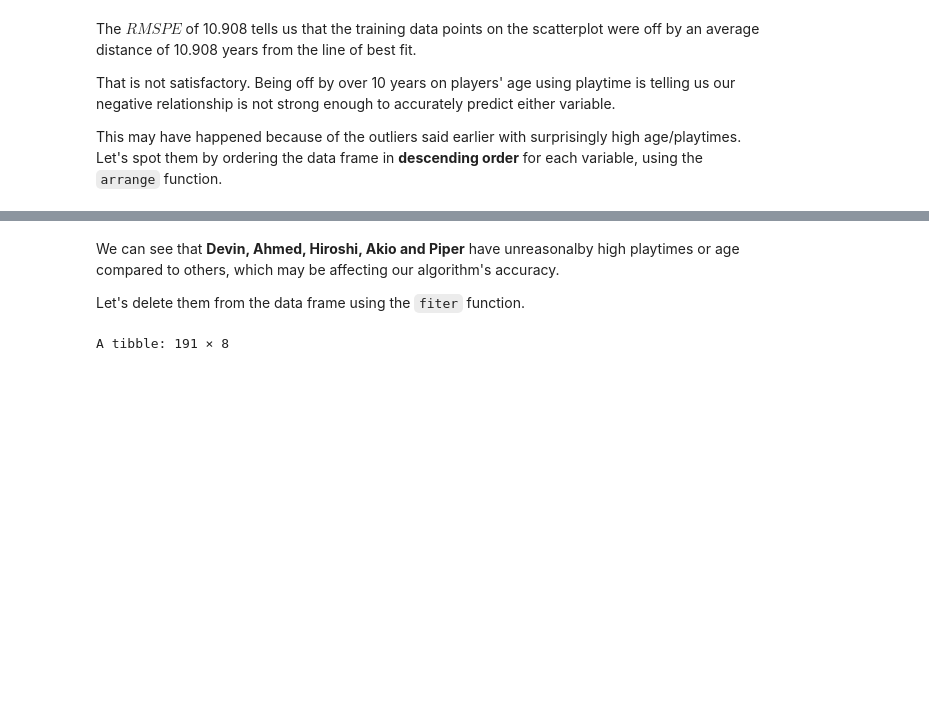
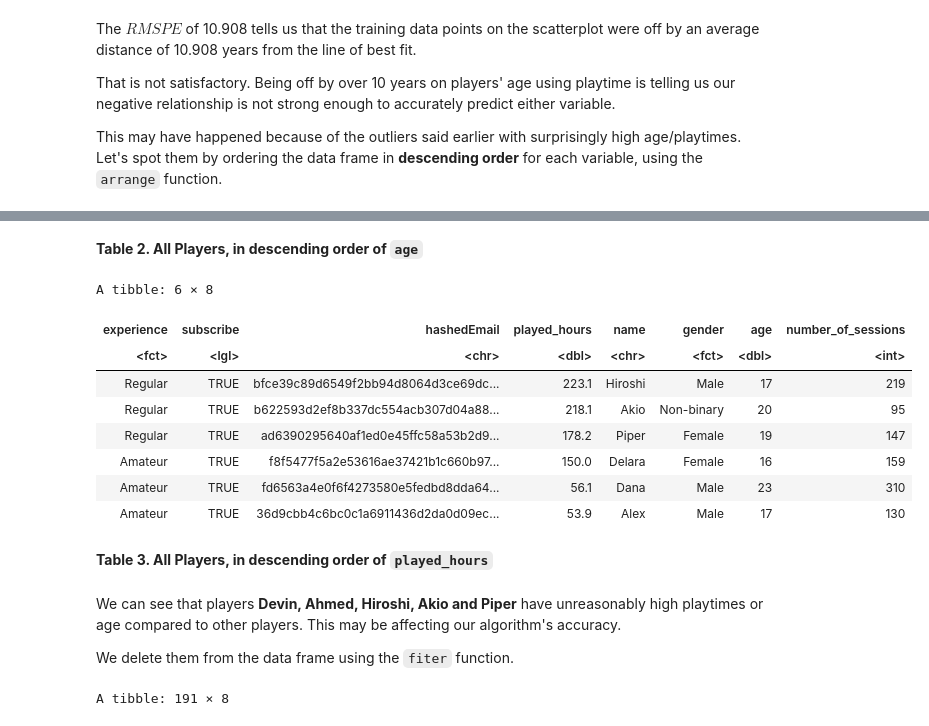
Before and after one commit to Kavisha1141/dsci100_final_project, a Jupyter notebook: project_final_report.ipynb, the cells around one changed output, grey strips where cells are left out. Saved outputs shown, nothing was run; the diff lists cells and outputs as text; code cells hidden in the pictures; blank space fills up the shorter version.

Commit message:
Added labels, other methods changes

```diff
--- a/project_final_report.ipynb
+++ b/project_final_report.ipynb
@@ -288,7 +264,24 @@ A tibble: 196 × 8
+# %% [markdown]
+**Table 2. All Players, in descending order of `age`**
+# %%
+data_playtime_desc <- arrange(data, desc(played_hours))
+head(data_playtime_desc)
+# %% [output]
+A tibble: 6 × 8
+| experience | subscribe | hashedEmail | played_hours | name | gender | age | number_of_sessions |
+| <fct> | <lgl> | <chr> | <dbl> | <chr> | <fct> | <dbl> | <int> |
+| Regular | TRUE | bfce39c89d6549f2bb94d8064d3ce69dc... | 223.1 | Hiroshi | Male | 17 | 219 |
+| Regular | TRUE | b622593d2ef8b337dc554acb307d04a88... | 218.1 | Akio | Non-binary | 20 | 95 |
+| Regular | TRUE | ad6390295640af1ed0e45ffc58a53b2d9... | 178.2 | Piper | Female | 19 | 147 |
+| Amateur | TRUE | f8f5477f5a2e53616ae37421b1c660b97... | 150.0 | Delara | Female | 16 | 159 |
+| Amateur | TRUE | fd6563a4e0f6f4273580e5fedbd8dda64... | 56.1 | Dana | Male | 23 | 310 |
+| Amateur | TRUE | 36d9cbb4c6bc0c1a6911436d2da0d09ec... | 53.9 | Alex | Male | 17 | 130 |
+# %% [markdown]
+**Table 3. All Players, in descending order of `played_hours`**
 # %% [markdown]
-We can see that **Devin, Ahmed, Hiroshi, Akio and Piper** have unreasonalby high playtimes or age compared to others, which may be affecting our algorithm's accuracy.
+We can see that players **Devin, Ahmed, Hiroshi, Akio and Piper** have unreasonably high playtimes or age compared to other players. This may be affecting our algorithm's accuracy.
 
-Let's delete them from the data frame using the `fiter` function.
+We delete them from the data frame using the `fiter` function.
 # %%
 outliers <- c("Devin", "Ahmed", "Hiroshi", "Akio", "Piper")
 
```
Also changed, not shown: parts of 11 cells of this notebook.
